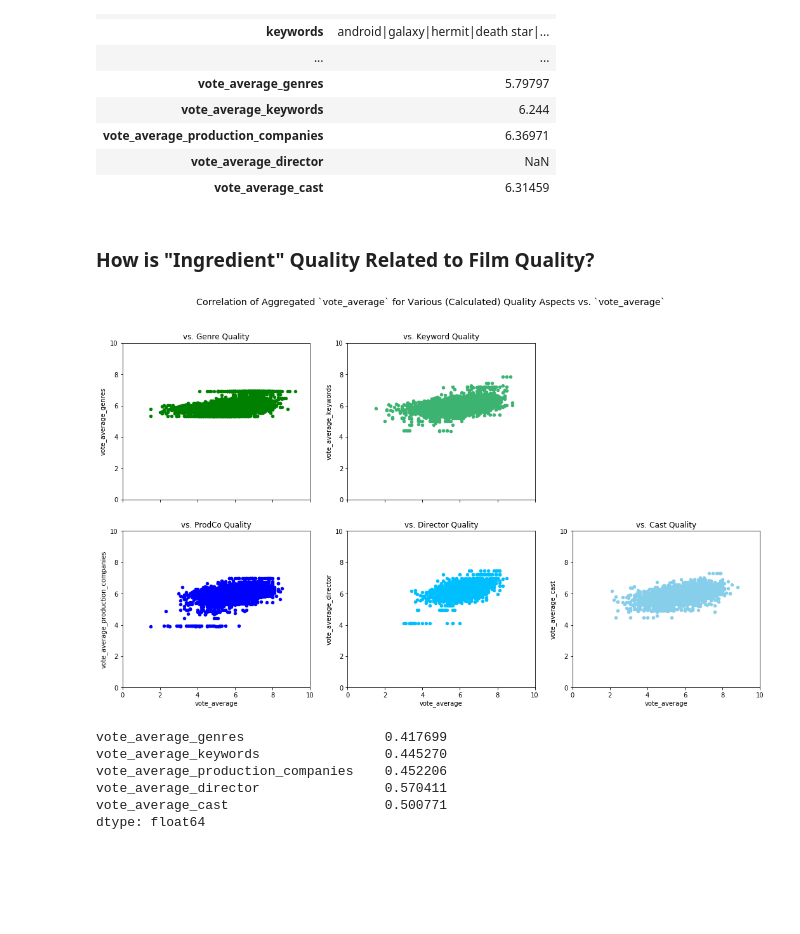
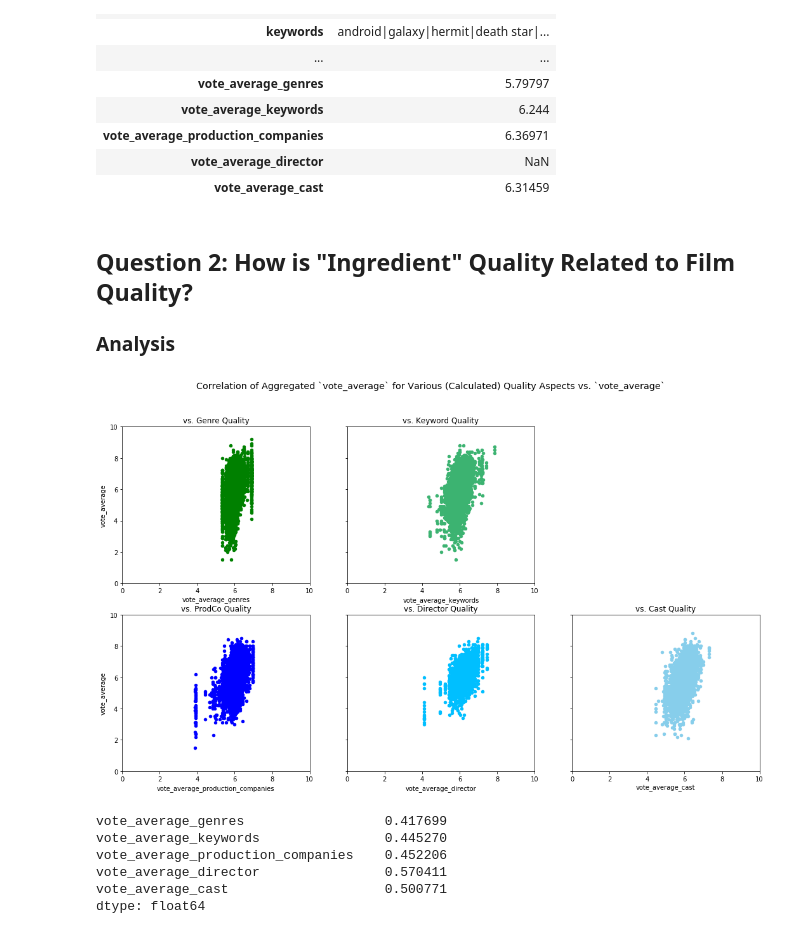
Before and after one commit to QuantificAid/tmdb_movie_data, a Jupyter notebook: tmdb_movie_data.ipynb, the cells around one changed output. Drawn from its saved outputs; the diff is of its cells as text; code cells hidden in the pictures; blank space fills up the shorter version.

```diff
--- a/tmdb_movie_data.ipynb
+++ b/tmdb_movie_data.ipynb
@@ -537,24 +550,26 @@ atmdb[atmdb.profit_adj == atmdb.profit_adj.max()].T
 | vote_average_director | NaN |
 | vote_average_cast | 6.31459 |
 # %% [markdown]
-### How is "Ingredient" Quality Related to Film Quality?
+## Question 2: How is "Ingredient" Quality Related to Film Quality?
+
+### Analysis
 # %%
-fig, [[ax1, ax2, ax3], [ax4, ax5, ax6]] = plt.subplots(nrows=2, ncols=3, sharex=True, figsize=(18,10))
+fig, [[ax1, ax2, ax3], [ax4, ax5, ax6]] = plt.subplots(nrows=2, ncols=3, sharey=True, figsize=(18,10))
 fig.suptitle('Correlation of Aggregated `vote_average` for Various (Calculated) Quality Aspects vs. `vote_average`' , size='x-large')
-atmdb.plot.scatter(x='vote_average', y='vote_average_genres', ax=ax1, title='vs. Genre Quality', color='g')
+atmdb.plot.scatter(y='vote_average', x='vote_average_genres', ax=ax1, title='vs. Genre Quality', color='g')
 ax1.axis(xmin=0, xmax=10, ymin=0, ymax=10)
-atmdb.plot.scatter(x='vote_average', y='vote_average_keywords', ax=ax2, title='vs. Keyword Quality', color='mediumseagreen')
+atmdb.plot.scatter(y='vote_average', x='vote_average_keywords', ax=ax2, title='vs. Keyword Quality', color='mediumseagreen')
 ax2.axis(xmin=0, xmax=10, ymin=0, ymax=10)
-atmdb.plot.scatter(x='vote_average', y='vote_average_production_companies', ax=ax4, title='vs. ProdCo Quality', color='b')
+atmdb.plot.scatter(y='vote_average', x='vote_average_production_companies', ax=ax4, title='vs. ProdCo Quality', color='b')
 ax3.set_visible(False)
 ax4.axis(xmin=0, xmax=10, ymin=0, ymax=10)
-atmdb.plot.scatter(x='vote_average', y='vote_average_director', ax=ax5, title='vs. Director Quality', color='deepskyblue')
+atmdb.plot.scatter(y='vote_average', x='vote_average_director', ax=ax5, title='vs. Director Quality', color='deepskyblue')
 ax5.axis(xmin=0, xmax=10, ymin=0, ymax=10)
-atmdb.plot.scatter(x='vote_average', y='vote_average_cast', ax=ax6, title='vs. Cast Quality', color='skyblue')
+atmdb.plot.scatter(y='vote_average', x='vote_average_cast', ax=ax6, title='vs. Cast Quality', color='skyblue')
 ax6.axis(xmin=0, xmax=10, ymin=0, ymax=10)
 plt.show()
 # %% [output]
-[figure, old version]
+[figure, new version]
 # %%
 atmdb[['vote_average_genres', 'vote_average_keywords', 'vote_average_production_companies', 'vote_average_director', 'vote_average_cast']].corrwith(atmdb.vote_average)
 # %% [output]
```
Also changed, not shown: parts of 8 cells of this notebook, 1 other file.
